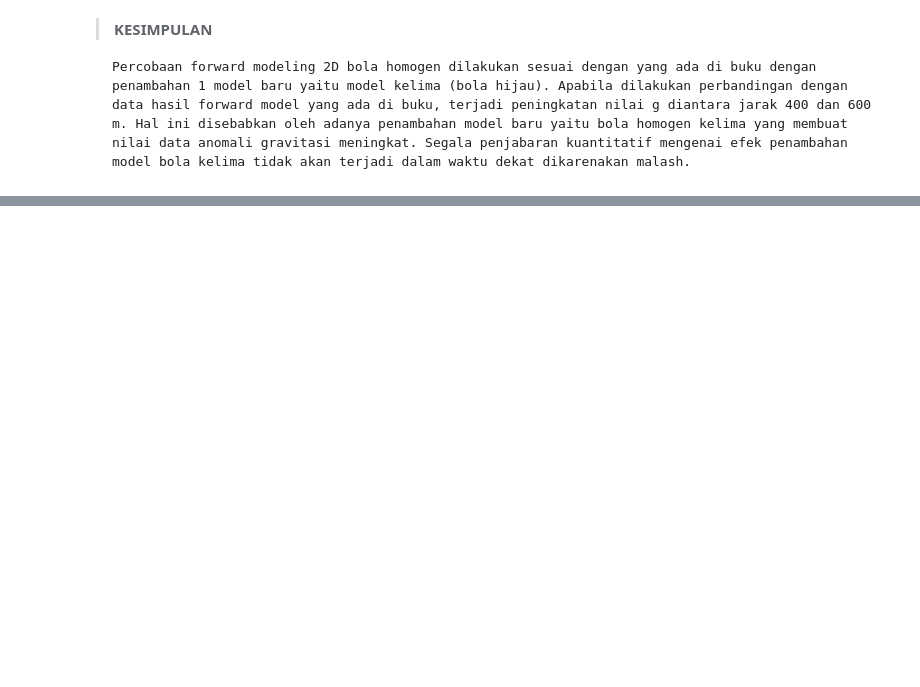
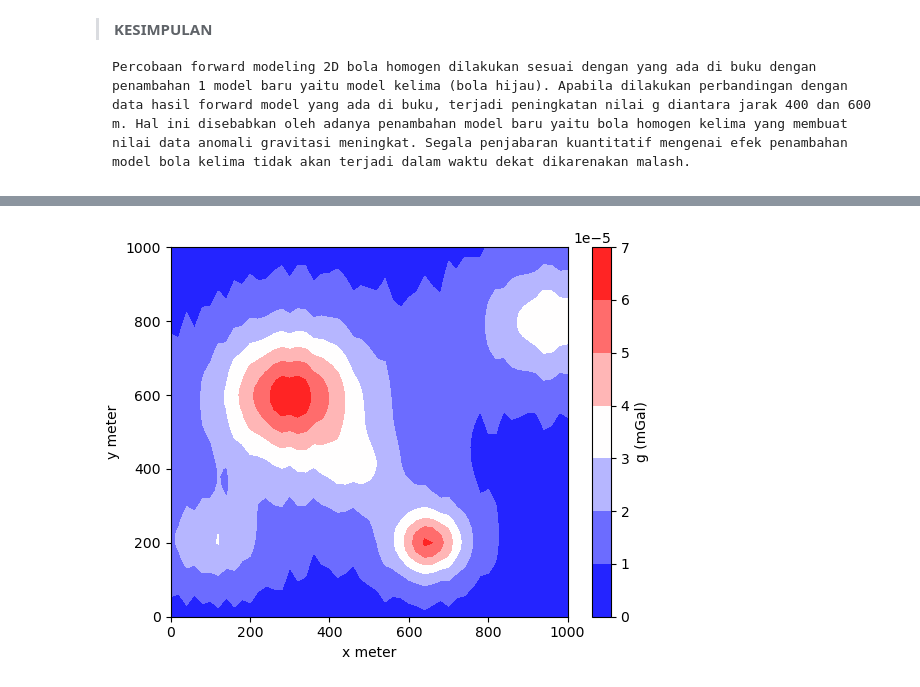
Before and after one commit to ahkmlvjy/PengantarPIG, a Jupyter notebook: Bab 7/7.1 Model Bola Homogen.ipynb, the cells around one changed output, grey strips where cells are left out. Saved outputs shown, nothing was run; the diff lists cells and outputs as text; code cells hidden in the pictures; blank space fills up the shorter version.

```diff
--- a/Bab 7/7.1 Model Bola Homogen.ipynb
+++ b/Bab 7/7.1 Model Bola Homogen.ipynb
@@ -184,0 +267,12 @@ Istirahat dulu...
+# %%
+rng = np.random.default_rng(seed=4)
+noise = rng.uniform(-0.2e-5,0.12e-5, len(gz3d_total))
+gmap = gz3d_total + noise
+
+plt.contourf(xi, yi, gmap, cmap="bwr")
+plt.ylabel("y meter")
+plt.xlabel("x meter")
+plt.colorbar(label="g (mGal)")
+plt.show()
+# %% [output]
+[figure, added]
```
Also changed, not shown: parts of 11 cells of this notebook, 1 other file.
